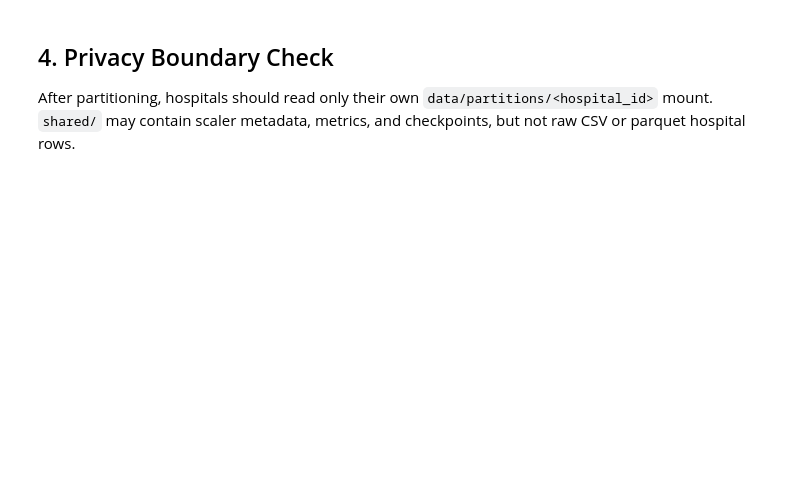
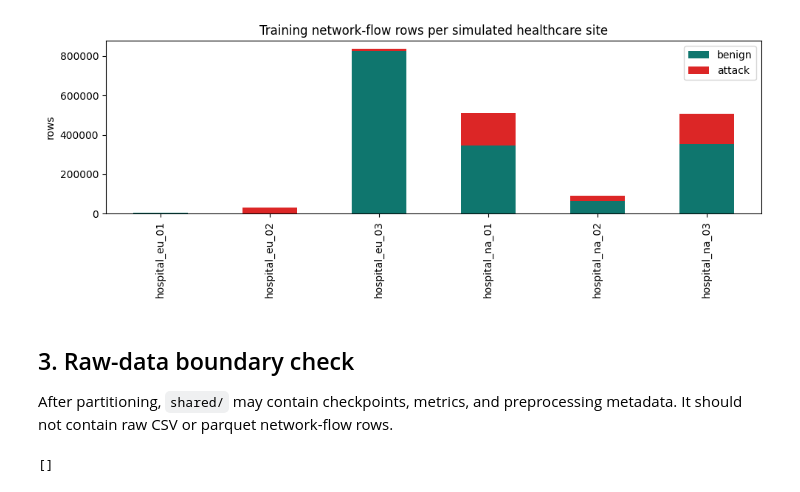
Before and after one commit to davidsarrat/hospital-ids-hfl, a Jupyter notebook: notebooks/00_dataset_and_partitioning.ipynb, the cells around one changed output. Drawn from its saved outputs; the diff is of its cells as text; code cells hidden in the pictures; blank space fills up the shorter version.

```diff
--- a/notebooks/00_dataset_and_partitioning.ipynb
+++ b/notebooks/00_dataset_and_partitioning.ipynb
@@ -66,15 +67,17 @@ The split is intentionally non-IID. Each hospital is biased toward different att
 # %%
 rows = []
-for meta_path in sorted(Path('data/partitions').glob('*/metadata.json')):
+for meta_path in sorted(Path("data/partitions").glob("*/metadata.json")):
     item = json.loads(meta_path.read_text())
     rows.append({
-        'hospital_id': item['hospital_id'],
-        'region': item['region'],
-        'num_train': item['num_train'],
-        'num_val': item['num_val'],
-        'num_test': item['num_test'],
-        'num_features': item['num_features'],
-        'train_benign': item['train_label_counts'].get('0', 0),
-        'train_attack': item['train_label_counts'].get('1', 0),
+        "site_id": item["hospital_id"],
+        "region": item["region"],
+        "num_train": item["num_train"],
+        "num_val": item["num_val"],
+        "num_test": item["num_test"],
+        "num_features": item["num_features"],
+        "train_benign": item["train_label_counts"].get("0", 0),
+        "train_attack": item["train_label_counts"].get("1", 0),
     })
-pd.DataFrame(rows)
+
+partition_df = pd.DataFrame(rows)
+partition_df
@@ -81,7 +92,31 @@ pd.DataFrame(rows)
+# %%
+import matplotlib.pyplot as plt
+
+if partition_df.empty:
+    print("No partition metadata found. Run: make partition SEED=123")
+else:
+    ax = (
+        partition_df
+        .set_index("site_id")[["train_benign", "train_attack"]]
+        .plot(kind="bar", stacked=True, figsize=(10, 4), color=["#0f766e", "#dc2626"])
+    )
+    ax.set_title("Training network-flow rows per simulated healthcare site")
+    ax.set_ylabel("rows")
+    ax.set_xlabel("")
+    ax.legend(["benign", "attack"], loc="upper right")
+    plt.tight_layout()
+# %% [output]
+[figure, added]
 # %% [markdown]
-## 4. Privacy Boundary Check
+## 3. Raw-data boundary check
 
-After partitioning, hospitals should read only their own `data/partitions/<hospital_id>` mount. `shared/` may contain scaler metadata, metrics, and checkpoints, but not raw CSV or parquet hospital rows.
+After partitioning, `shared/` may contain checkpoints, metrics, and preprocessing
+metadata. It should not contain raw CSV or parquet network-flow rows.
 # %%
-shared_data_files = list(Path('shared').rglob('*.csv')) + list(Path('shared').rglob('*.parquet'))
-shared_data_files
+shared_data_files = sorted(
+    list(Path("shared").rglob("*.csv"))
+    + list(Path("shared").rglob("*.parquet"))
+)
+[str(path) for path in shared_data_files]
+# %% [output]
+[]
```
Also changed, not shown: parts of 14 cells of this notebook, 50 other files.
